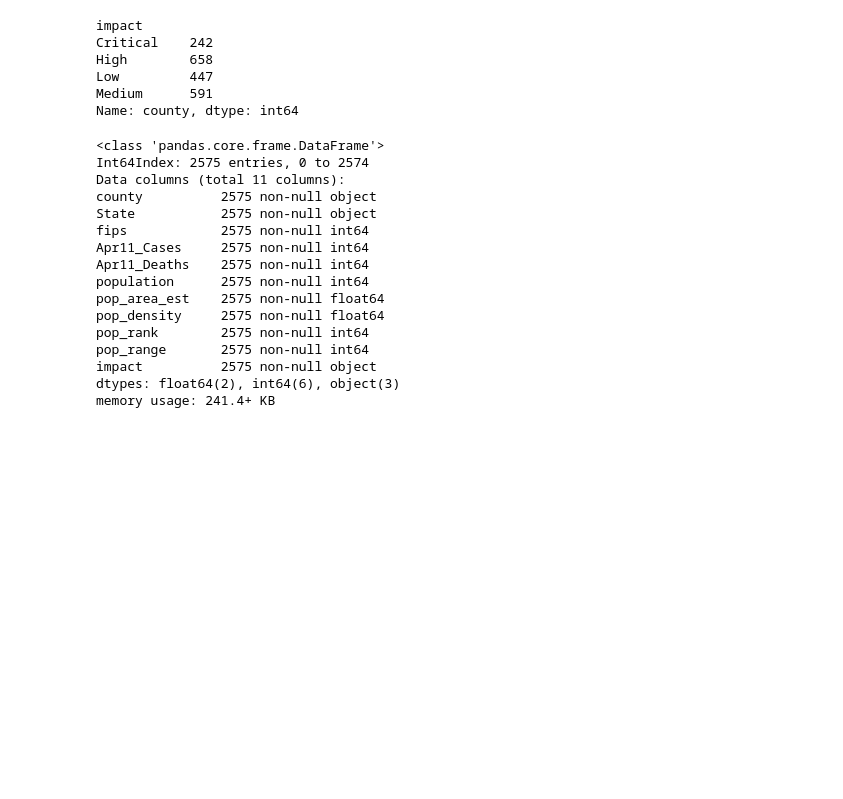
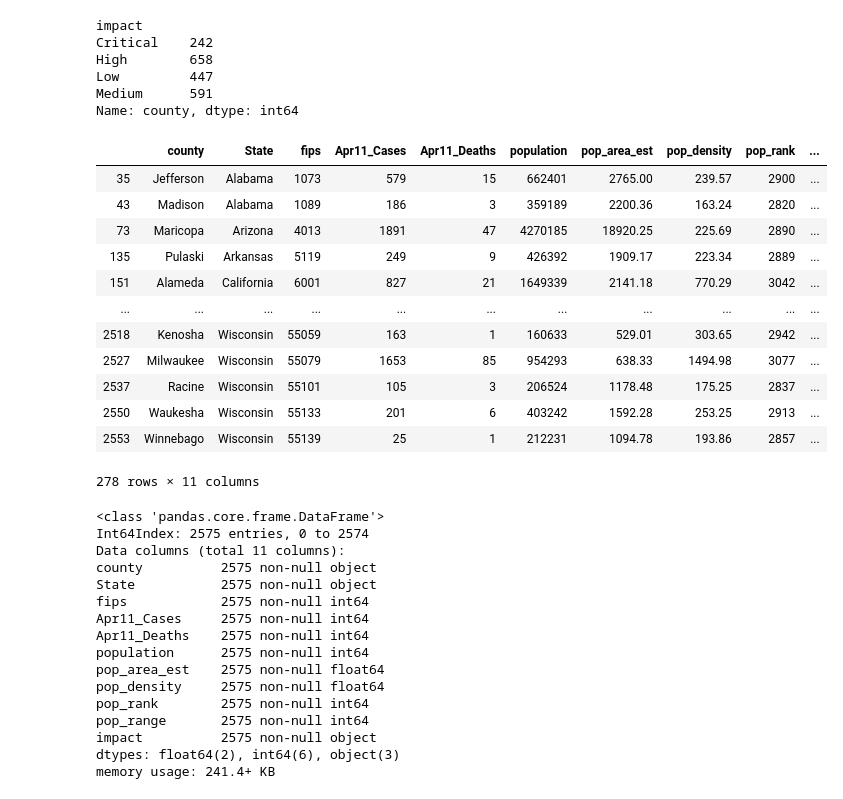
Before and after one commit to meghna-a/Covidgilance_final, a Jupyter notebook: Step1_BaseModel/Risk Assessment Model_Covid19.ipynb, the cells around one changed output. Saved outputs shown, nothing was run; the diff lists cells and outputs as text; code cells hidden in the pictures; blank space fills up the shorter version.

```diff
--- a/Step1_BaseModel/Risk Assessment Model_Covid19.ipynb
+++ b/Step1_BaseModel/Risk Assessment Model_Covid19.ipynb
@@ -107,6 +107,24 @@ High        658
 Low         447
 Medium      591
 Name: county, dtype: int64
+# %%
+counties = df.loc[df['impact'] =='Critical']
+# %%
+counties
+# %% [output]
+|  | county | State | fips | Apr11_Cases | Apr11_Deaths | population | pop_area_est | pop_density | pop_rank | ... |
+| 35 | Jefferson | Alabama | 1073 | 579 | 15 | 662401 | 2765.00 | 239.57 | 2900 | ... |
+| 43 | Madison | Alabama | 1089 | 186 | 3 | 359189 | 2200.36 | 163.24 | 2820 | ... |
+| 73 | Maricopa | Arizona | 4013 | 1891 | 47 | 4270185 | 18920.25 | 225.69 | 2890 | ... |
+| 135 | Pulaski | Arkansas | 5119 | 249 | 9 | 426392 | 1909.17 | 223.34 | 2889 | ... |
+| 151 | Alameda | California | 6001 | 827 | 21 | 1649339 | 2141.18 | 770.29 | 3042 | ... |
+| ... | ... | ... | ... | ... | ... | ... | ... | ... | ... | ... |
+| 2518 | Kenosha | Wisconsin | 55059 | 163 | 1 | 160633 | 529.01 | 303.65 | 2942 | ... |
+| 2527 | Milwaukee | Wisconsin | 55079 | 1653 | 85 | 954293 | 638.33 | 1494.98 | 3077 | ... |
+| 2537 | Racine | Wisconsin | 55101 | 105 | 3 | 206524 | 1178.48 | 175.25 | 2837 | ... |
+| 2550 | Waukesha | Wisconsin | 55133 | 201 | 6 | 403242 | 1592.28 | 253.25 | 2913 | ... |
+| 2553 | Winnebago | Wisconsin | 55139 | 25 | 1 | 212231 | 1094.78 | 193.86 | 2857 | ... |
+278 rows × 11 columns
 # %%
 df.drop(columns = ['state'], inplace = True)
 # %%
```
